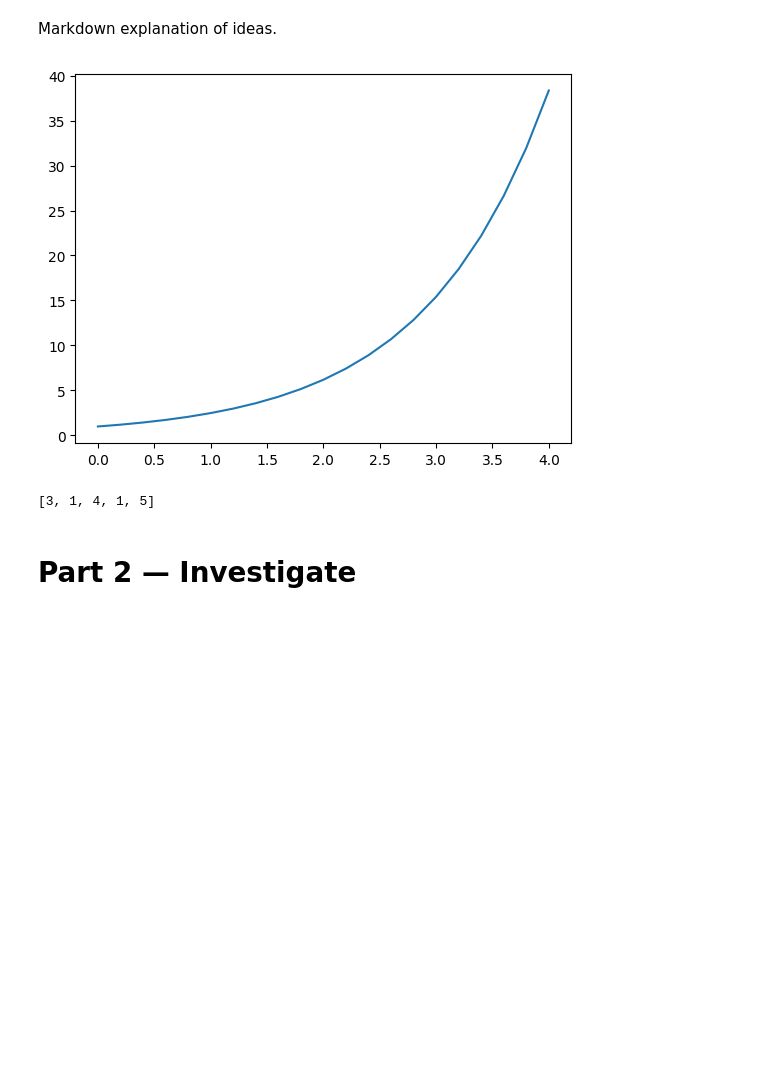
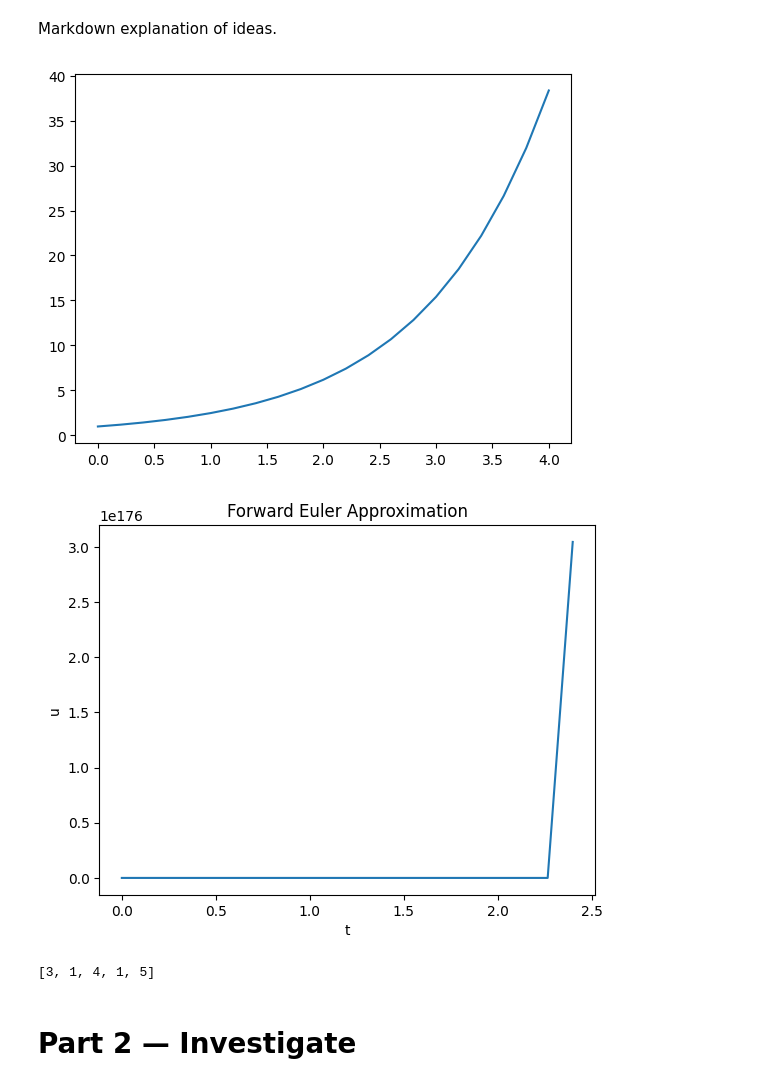
Before and after one commit to griffinhampton/snailsongame, a Jupyter notebook: DifferentialEquations/Projects/Project_Template.ipynb, the cells around one changed output. Cells and saved outputs as stored; diff of their text form; code cells hidden in the pictures; blank space fills up the shorter version.

```diff
--- a/DifferentialEquations/Projects/Project_Template.ipynb
+++ b/DifferentialEquations/Projects/Project_Template.ipynb
@@ -90,35 +90,41 @@ def forward_euler(f, u0, T, N):
     dt = T / N
 
     # our ODE and parameter values
     for n in range(N):
         t[n + 1] = t[n] + dt
         u[n + 1] = u[n] + dt * f(t[n], u[n])
 
         # we now have the general form for euler's method here instead of the
         # previous specific case.
 
     return t, u
 
 
 # specific ODE: u' = u
 def f(t, u):
-    return u
-
+    return u * u
 
 # parameter values
 u0 = 1
 T = 4
 N = 30
 
 t, u = forward_euler(f, u0, T, N)
 
+plt.plot(t, u)
+plt.xlabel("t")
+plt.ylabel("u")
+plt.title("Forward Euler Approximation")
+plt.show()
+#plotting
 
 
 
 x = [3,1,4,1,5]
 print(x)
 # %% [output]
 [figure]
+[figure, added]
 [3, 1, 4, 1, 5]
 # %% [markdown]
 # Part 2 — Investigate
```
